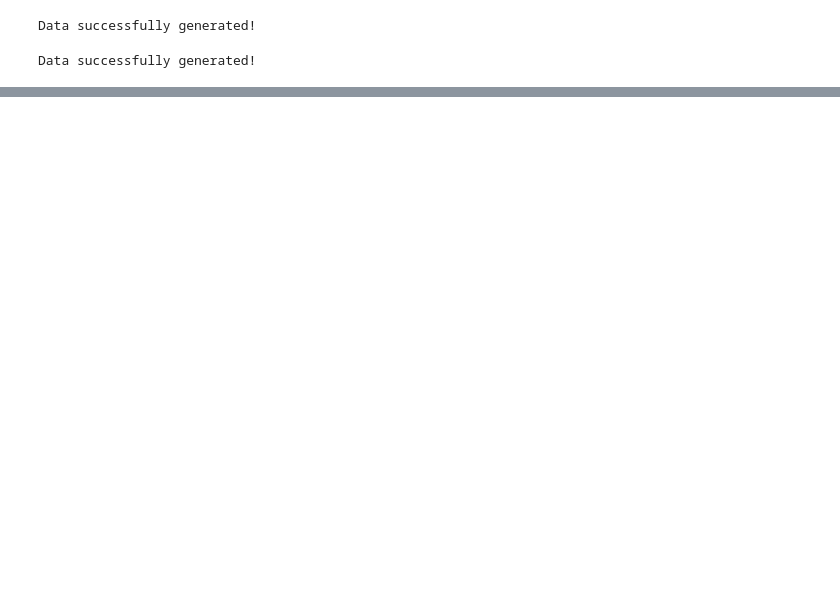
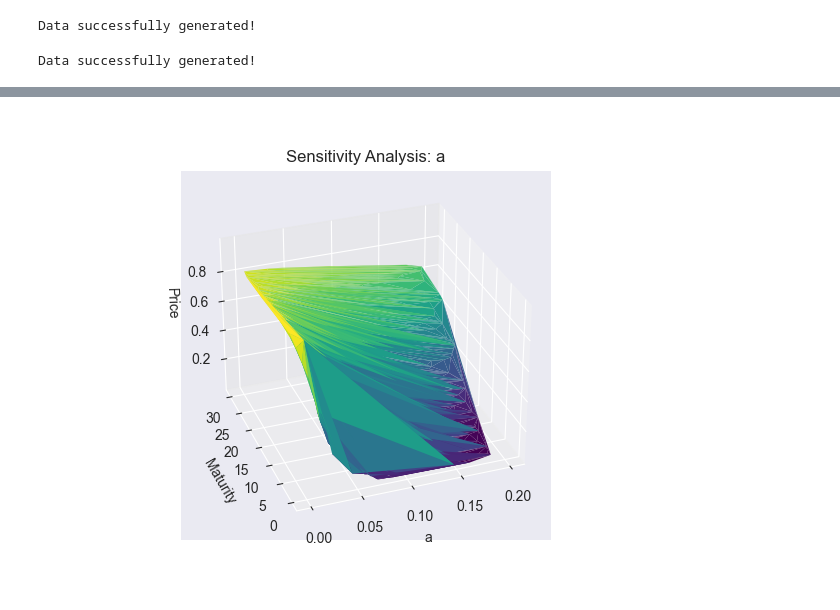
Before and after one commit to samaypanwar/FYP-Code, a Jupyter notebook: notebooks/test.ipynb, the cells around one changed output, grey strips where cells are left out. Drawn from its saved outputs; the diff is of its cells as text; code cells hidden in the pictures; blank space fills up the shorter version.

```diff
--- a/notebooks/test.ipynb
+++ b/notebooks/test.ipynb
@@ -193,0 +235,39 @@ Data successfully generated!
+# %%
+import numpy as np
+from tqdm import tqdm
+import random
+
+a_list = np.linspace(0 , 0.2 , 500)
+b_list = np.linspace(0.001 , 1 , 500)
+sigma_list = np.linspace(0.1, 0.2, 500)
+r_list = np.linspace(0.001, 0.07, 500)
+maturities = np.linspace(0.1, 30, 500)
+random.shuffle(maturities)
+random.shuffle(r_list)
+
+sigma_result = []
+for sigma_hat, tau in tqdm(zip(sigma_list, maturities)):
+
+    bp = BondPricing(parameters = [a, b, sigma_hat, r])
+    price = bp(tau)
+    sigma_result.append(price)
+# %%
+import matplotlib.pyplot as plt
+from mpl_toolkits.mplot3d import Axes3D
+%matplotlib widget
+
+fig = plt.figure()
+ax = Axes3D(fig)
+ax = plt.axes(projection='3d')
+ax.plot_trisurf(a_list, maturities, a_result,
+                cmap='viridis', edgecolor='none');
+
+ax.set_title('Sensitivity Analysis: a');
+
+ax.set_xlabel('a')
+ax.set_ylabel('Maturity')
+ax.set_zlabel('Price');
+
+ax.view_init(30, 250, 0)
+# %% [output]
+[figure, added]
```
Also changed, not shown: parts of 16 cells of this notebook, 13 other files.
